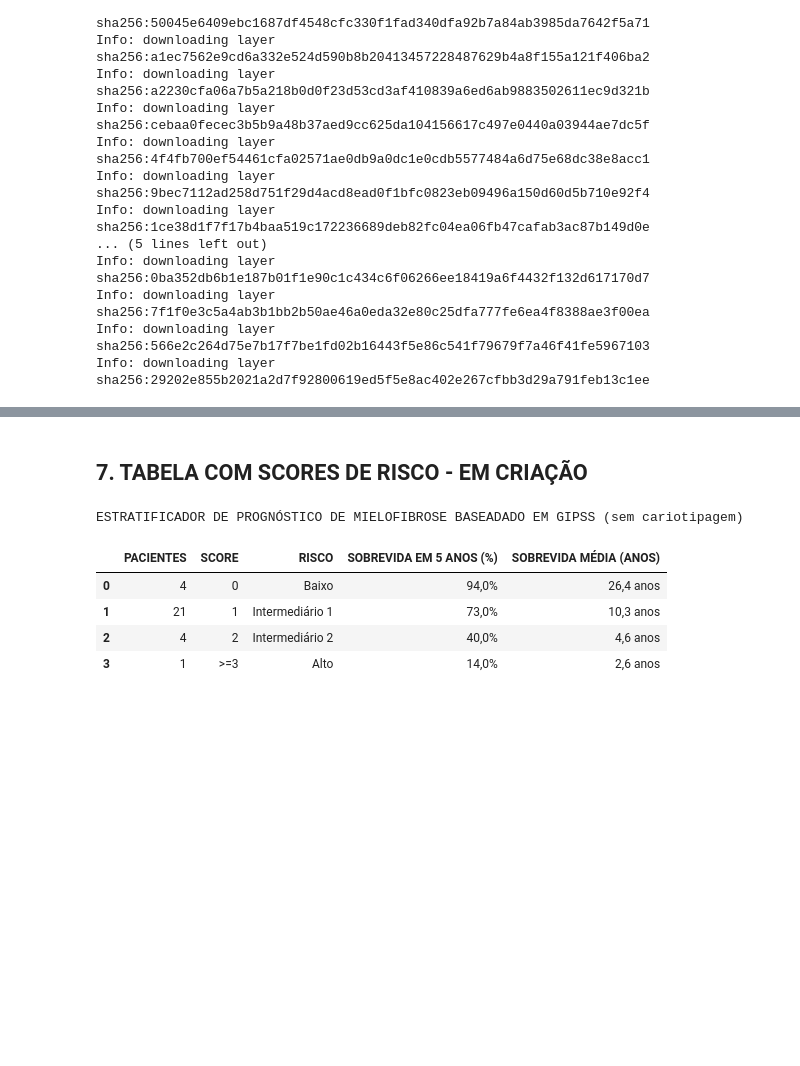
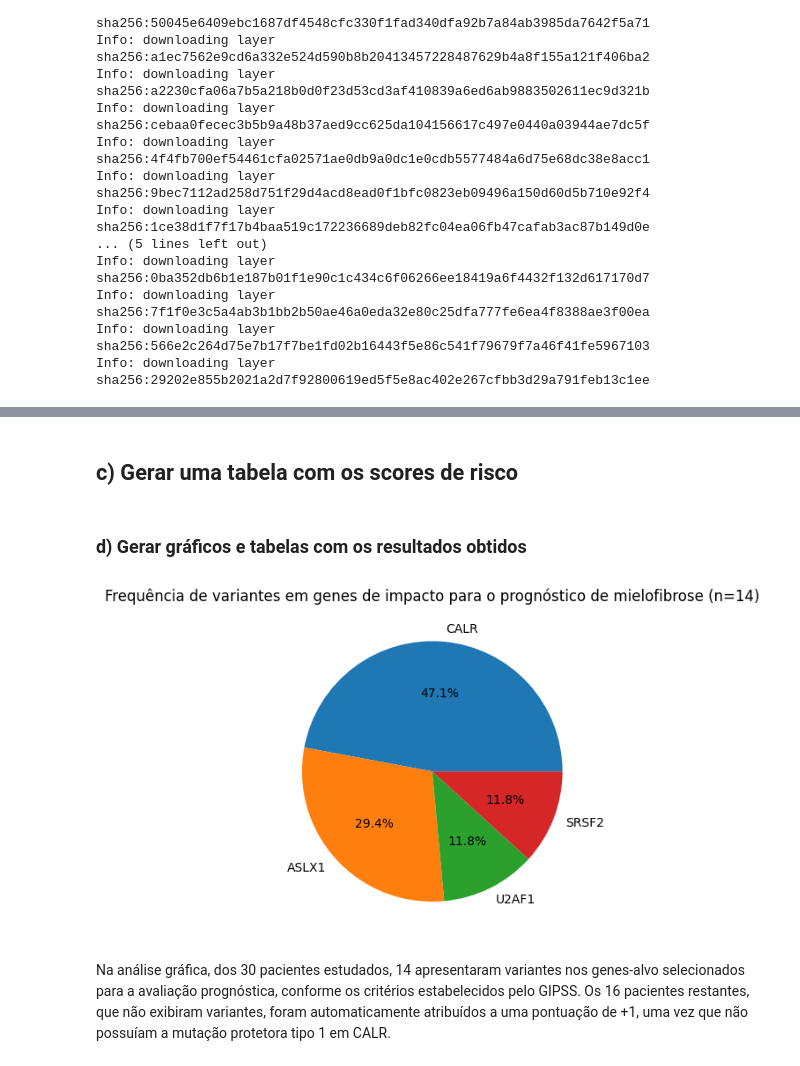
Before and after one commit to Thiiagoo777/Mielo1, a Jupyter notebook: PIPELINE_FILTRAGEM_DE_RISCO_MF.ipynb, the cells around one changed output, grey strips where cells are left out. Drawn from its saved outputs; the diff is of its cells as text; code cells hidden in the pictures; blank space fills up the shorter version.

```diff
--- a/PIPELINE_FILTRAGEM_DE_RISCO_MF.ipynb
+++ b/PIPELINE_FILTRAGEM_DE_RISCO_MF.ipynb
@@ -191,5 +220,5 @@ df_concat
-# %% [markdown]
-## **7. TABELA COM SCORES DE RISCO - EM CRIAÇÃO**
+# %% [markdown]
+## c) Gerar uma tabela com os scores de risco
 # %%
 import pandas as pd
 pd.set_option('display.max_columns', None)
@@ -233,7 +262,7 @@ for i in range(len(lista)):
       if lista[i][0] == k:
         dicio[lista[i][0]] +=1
 
-  if "ASXL1" in lista[i]: #hotspot cromossomo 12?
+  if ("ASXL1" and "12/13") in lista[i]: #hotspot exon 12
     for k, v in dicio.items():
       if lista[i][0] == k:
         dicio[lista[i][0]] +=1
@@ -257,23 +286,25 @@ for i in dicio.values():
   else:
     contagem[i] =1
 
-#Exibindo os dados usando um dataframe pandas
-
-import pandas as pd
-
-data = {"TOTAL DE PACIENTES": [contagem[0],contagem[1],contagem[2],contagem[3]],
-        "SCORE": ["0", "1", "2", ">=3"],
-        "RISCO": ["Baixo", "Intermediário 1", "Intermediário 2", "Alto"],
-        "SOBREVIDA EM 5 ANOS (%)": ["94,0%", "73,0%", "40,0%", "14,0%"],
-        "SOBREVIDA MÉDIA (ANOS)": ["26,4 anos", "10,3 anos", "4,6 anos", "2,6 anos"]}
-
-dataf = pd.DataFrame(data)
-
-dataf.style.set_caption('ESTRATIFICADOR DE PROGNÓSTICO DE MIELOFIBROSE BASEADADO EM GIPSS (sem cariotipagem)')
+#verificação se a contagem possui resultados entre 0 à 3 ( 0 baixo, 1 inter-1, 2 inter2, 3-alto)
+for i in range(4):
+  if i not in contagem:
+    contagem[i] = 0
-# %% [output]
-ESTRATIFICADOR DE PROGNÓSTICO DE MIELOFIBROSE BASEADADO EM GIPSS (sem cariotipagem)
-|  | PACIENTES | SCORE | RISCO | SOBREVIDA EM 5 ANOS (%) | SOBREVIDA MÉDIA (ANOS) |
-| 0 | 4 | 0 | Baixo | 94,0% | 26,4 anos |
-| 1 | 21 | 1 | Intermediário 1 | 73,0% | 10,3 anos |
-| 2 | 4 | 2 | Intermediário 2 | 40,0% | 4,6 anos |
-| 3 | 1 | >=3 | Alto | 14,0% | 2,6 anos |
+# %% [markdown]
+### d) Gerar gráficos e tabelas com os resultados obtidos
+# %%
+import numpy as npimport
+import matplotlib.pyplot as plt
+
+#Prognóstico de Mielofibrose - variantes em genes de impacto no score
+labels = 'CALR', 'ASLX1', 'U2AF1', 'SRSF2'
+sections = [8, 5, 2, 2]
+
+plt.pie(sections, labels=labels, autopct = '%1.1f%%')
+
+plt.title('Frequência de variantes em genes de impacto para o prognóstico de mielofibrose (n=14)')
+plt.show()
+# %% [output]
+[figure, added]
+# %% [markdown]
+Na análise gráfica, dos 30 pacientes estudados, 14 apresentaram variantes nos genes-alvo selecionados para a avaliação prognóstica, conforme os critérios estabelecidos pelo GIPSS. Os 16 pacientes restantes, que não exibiram variantes, foram automaticamente atribuídos a uma pontuação de +1, uma vez que não possuíam a mutação protetora tipo 1 em CALR.
```
Also changed, not shown: parts of 34 cells of this notebook.
